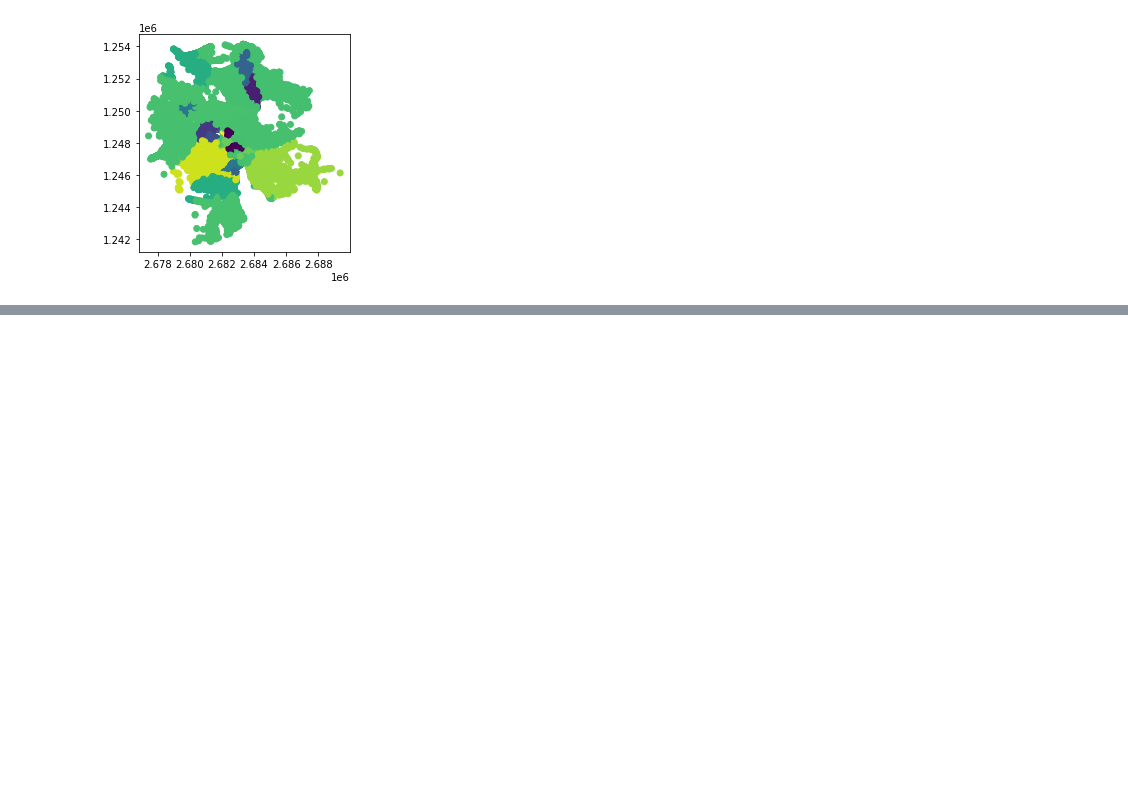
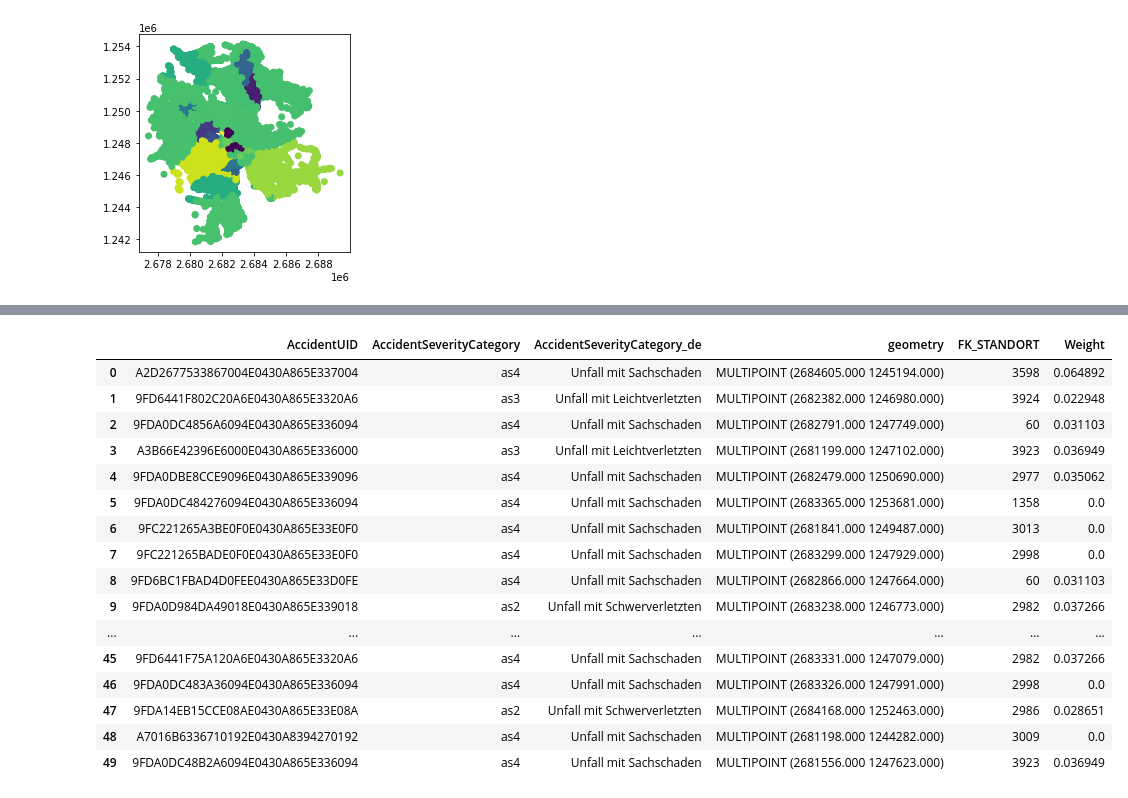
Before and after one commit to thereallinusrg/Velo-Zueri-Unfaelle, a Jupyter notebook: maurus-notebook.ipynb, the cells around one changed output, grey strips where cells are left out. Saved outputs shown, nothing was run; the diff lists cells and outputs as text; code cells hidden in the pictures; blank space fills up the shorter version.

```diff
--- a/maurus-notebook.ipynb
+++ b/maurus-notebook.ipynb
@@ -11,7 +11,7 @@ import geopandas as gpd
 # %% [markdown]
 Zählungen Preprocessing
 # %%
-Read dataVerkehrsZaehlung = pd.read_csv("https://raw.githubusercontent.com/thereallinusrg/Velo-Zueri-Unfaelle/main/data/2021_verkehrszaehlungen_werte_fussgaenger_velo.csv")
+VerkehrsZaehlung = pd.read_csv("https://raw.githubusercontent.com/thereallinusrg/Velo-Zueri-Unfaelle/main/data/2021_verkehrszaehlungen_werte_fussgaenger_velo.csv")
 
 #VeloWege = gpd.read_file(r'data/Velo_wege.gpkg')
 #Unfaelle = gpd.read_file(r'data/RoadTrafficAccidentLocations.gpkg')
@@ -108,0 +115,3 @@ NameError: name 'Zaehlungen' is not defined
+# %%
+sum_all = Zaehlungen["Sum_Velos"].sum()
+print(sum_all)
@@ -108,0 +120,8 @@ NameError: name 'Zaehlungen' is not defined
+# %%
+list_polygons = Zaehlungen.FK_STANDORT.unique()
+Zaehlstation_sum = {}
+for Zaehlstation in list_polygons:
+    sum_Zaehlstation = Zaehlungen.loc[Zaehlungen["FK_STANDORT"] == Zaehlstation, ["Sum_Velos"]].sum()
+    Zaehlstation_sum[Zaehlstation] = sum_Zaehlstation / sum_all
+
+print(Zaehlstation_sum)
@@ -108,0 +155,5 @@ NameError: name 'Zaehlungen' is not defined
+# %%
+Accidents_Zaehlstation_refined["Weight"] = ""
+for Zaehlstation in list_polygons:
+    Accidents_Zaehlstation_refined.loc[(Accidents_Zaehlstation_refined["FK_STANDORT"] == Zaehlstation),'Weight'] = Zaehlstation_sum[Zaehlstation][0]
+    print(Zaehlstation_sum[Zaehlstation][0])
@@ -108,0 +178,20 @@ NameError: name 'Zaehlungen' is not defined
+# %%
+Accidents_Zaehlstation_refined.head(50)
+# %% [output]
+|  | AccidentUID | AccidentSeverityCategory | AccidentSeverityCategory_de | geometry | FK_STANDORT | Weight |
+| 0 | A2D2677533867004E0430A865E337004 | as4 | Unfall mit Sachschaden | MULTIPOINT (2684605.000 1245194.000) | 3598 | 0.064892 |
+| 1 | 9FD6441F802C20A6E0430A865E3320A6 | as3 | Unfall mit Leichtverletzten | MULTIPOINT (2682382.000 1246980.000) | 3924 | 0.022948 |
+| 2 | 9FDA0DC4856A6094E0430A865E336094 | as4 | Unfall mit Sachschaden | MULTIPOINT (2682791.000 1247749.000) | 60 | 0.031103 |
+| 3 | A3B66E42396E6000E0430A865E336000 | as3 | Unfall mit Leichtverletzten | MULTIPOINT (2681199.000 1247102.000) | 3923 | 0.036949 |
+| 4 | 9FDA0DBE8CCE9096E0430A865E339096 | as4 | Unfall mit Sachschaden | MULTIPOINT (2682479.000 1250690.000) | 2977 | 0.035062 |
+| 5 | 9FDA0DC484276094E0430A865E336094 | as4 | Unfall mit Sachschaden | MULTIPOINT (2683365.000 1253681.000) | 1358 | 0.0 |
+| 6 | 9FC221265A3BE0F0E0430A865E33E0F0 | as4 | Unfall mit Sachschaden | MULTIPOINT (2681841.000 1249487.000) | 3013 | 0.0 |
+| 7 | 9FC221265BADE0F0E0430A865E33E0F0 | as4 | Unfall mit Sachschaden | MULTIPOINT (2683299.000 1247929.000) | 2998 | 0.0 |
+| 8 | 9FD6BC1FBAD4D0FEE0430A865E33D0FE | as4 | Unfall mit Sachschaden | MULTIPOINT (2682866.000 1247664.000) | 60 | 0.031103 |
+| 9 | 9FDA0D984DA49018E0430A865E339018 | as2 | Unfall mit Schwerverletzten | MULTIPOINT (2683238.000 1246773.000) | 2982 | 0.037266 |
+| ... | ... | ... | ... | ... | ... | ... |
+| 45 | 9FD6441F75A120A6E0430A865E3320A6 | as4 | Unfall mit Sachschaden | MULTIPOINT (2683331.000 1247079.000) | 2982 | 0.037266 |
+| 46 | 9FDA0DC483A36094E0430A865E336094 | as4 | Unfall mit Sachschaden | MULTIPOINT (2683326.000 1247991.000) | 2998 | 0.0 |
+| 47 | 9FDA14EB15CCE08AE0430A865E33E08A | as2 | Unfall mit Schwerverletzten | MULTIPOINT (2684168.000 1252463.000) | 2986 | 0.028651 |
+| 48 | A7016B6336710192E0430A8394270192 | as4 | Unfall mit Sachschaden | MULTIPOINT (2681198.000 1244282.000) | 3009 | 0.0 |
+| 49 | 9FDA0DC48B2A6094E0430A865E336094 | as4 | Unfall mit Sachschaden | MULTIPOINT (2681556.000 1247623.000) | 3923 | 0.036949 |
```
Also changed, not shown: parts of 5 cells of this notebook.
